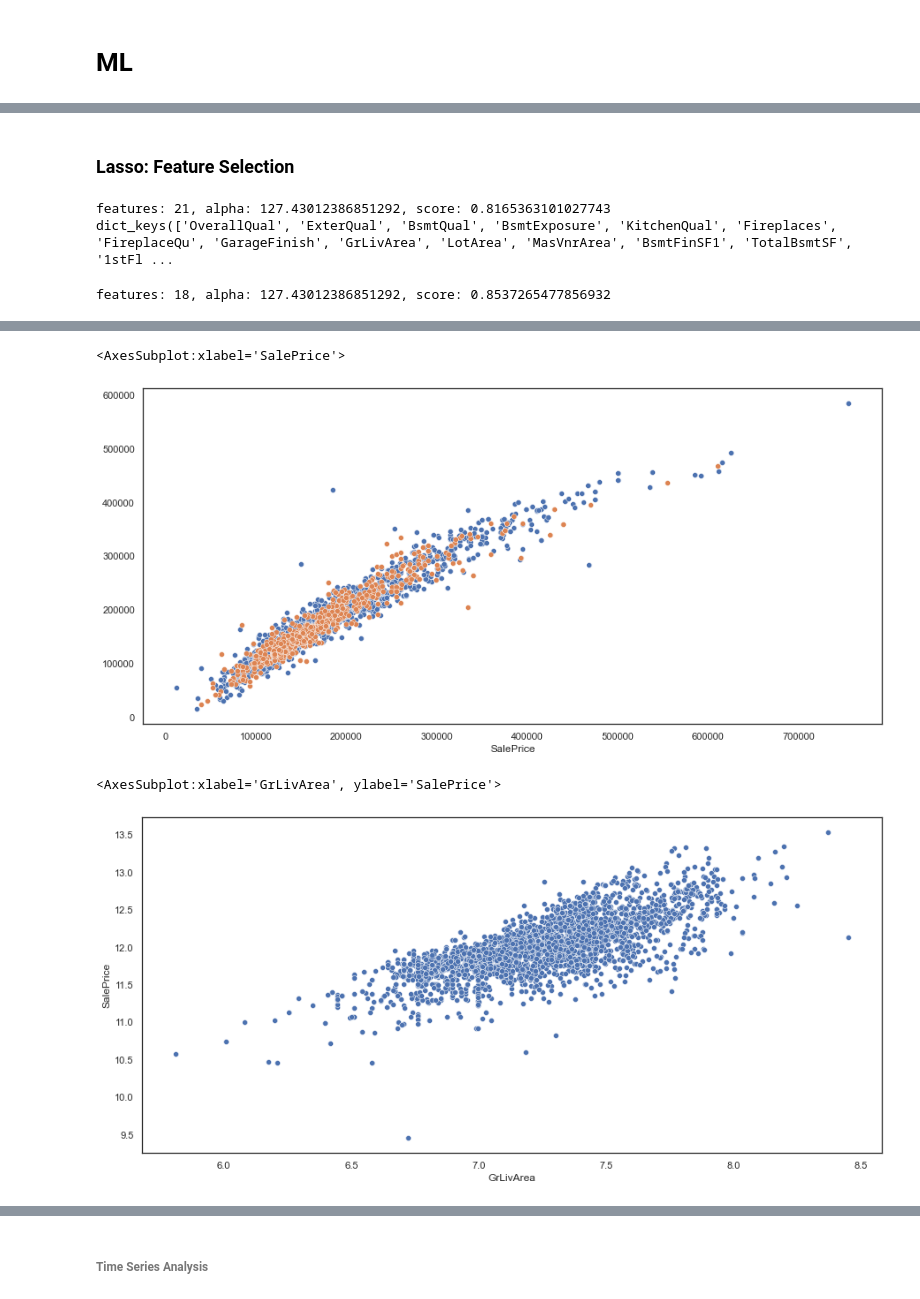
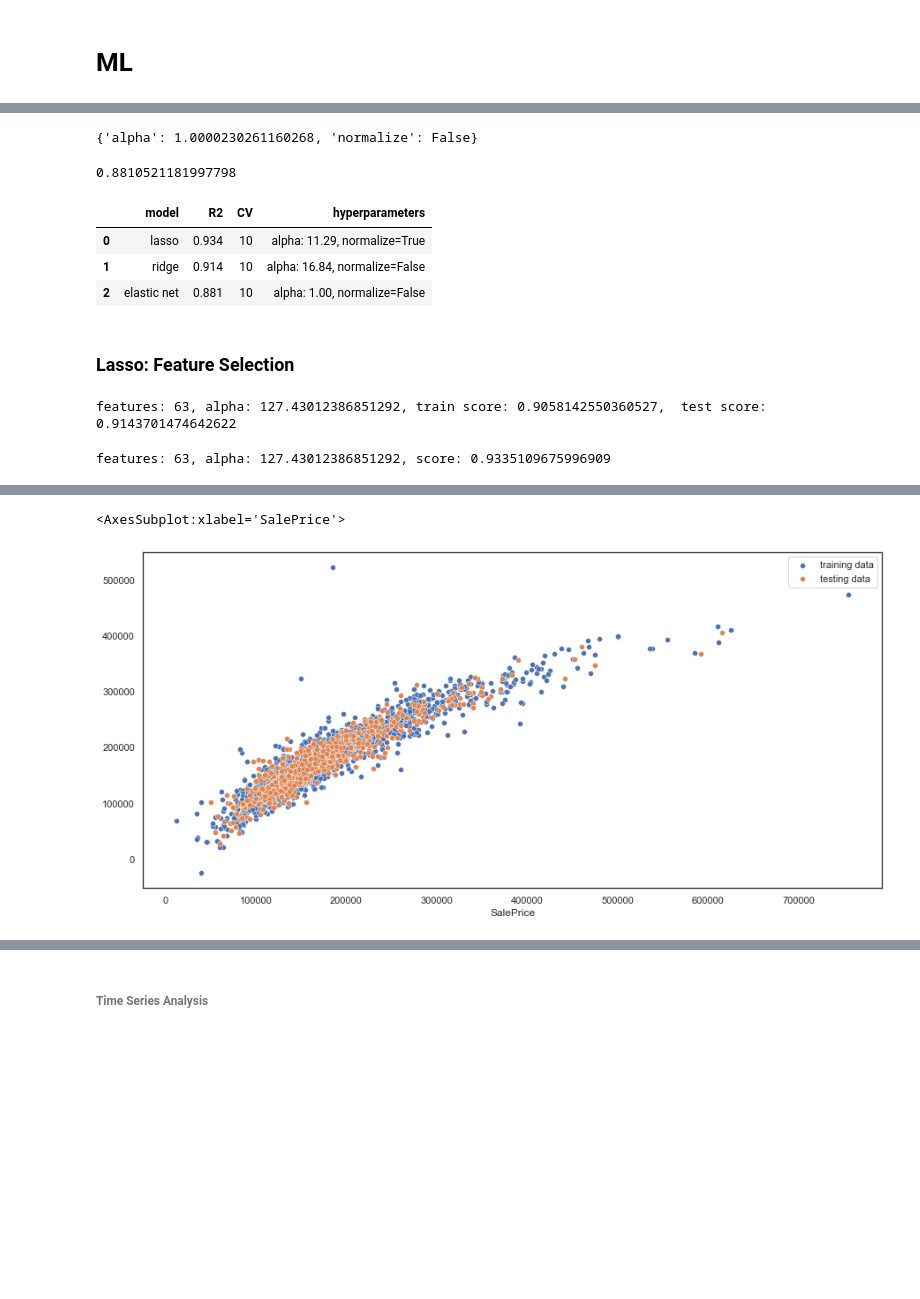
Before and after one commit to danielosetiawan/Ames_Housing_ML, a Jupyter notebook: Daniel - ML.ipynb, the cells around one changed output, grey strips where cells are left out. Saved outputs shown, nothing was run; the diff lists cells and outputs as text; code cells hidden in the pictures; blank space fills up the shorter version.

```diff
--- a/Daniel - ML.ipynb
+++ b/Daniel - ML.ipynb
@@ -28,0 +35,21 @@ target2 = pd.read_csv('./data/target_376col.csv')['SalePrice']
+# %%
+# first, lets check collinearity
+
+# we've identified in preprocessing the columns with multicollinearity:
+# Correlations:
+    # - GrLivArea & TotRmsAbvGr: 0.81
+    # - PoolArea & PoolQC: 0.77
+    # - GarageQual & GarageCond: 0.94
+    # - GarageCond & GarageCars: 0.92
+    # - GarageQual & GarageCars: 0.93
+    # - Fireplaces & FireplacesQual: 0.85
+    # - TotalBsmtSF & 1stFlrSF: 0.78
+    # - BsmtFinType2 & BsmtFinSF2: 0.80
+    # - BsmtFinType1 & BsmtFinSF1: 0.72
+    # - GaragesYrBlt & YearBuilt: 1.0
+
+#of these, we can only keep one of the columns
+
+features = []
+for feat in features.columns:
+    if feat in ['TotRmsAbvGrd', ]
@@ -29,12 +74,36 @@ target2 = pd.read_csv('./data/target_376col.csv')['SalePrice']
+# %%
+ans.best_params_
+# %% [output]
+{'alpha': 1.0000230261160268, 'normalize': False}
+# %%
+ans.best_score_
+# %% [output]
+0.8810521181997798
+# %%
+pd.DataFrame({'model': ['lasso', 'ridge', 'elastic net'],
+              'R2': [0.934, 0.914, 0.881],
+              'CV': [10, 10, 10],
+              'hyperparameters': ['alpha: 11.29, normalize=True',
+                                  'alpha: 16.84, normalize=False',
+                                  'alpha: 1.00, normalize=False']
+
+
+             })
+# %% [output]
+|  | model | R2 | CV | hyperparameters |
+| 0 | lasso | 0.934 | 10 | alpha: 11.29, normalize=True |
+| 1 | ridge | 0.914 | 10 | alpha: 16.84, normalize=False |
+| 2 | elastic net | 0.881 | 10 | alpha: 1.00, normalize=False |
 # %% [markdown]
 ### Lasso: Feature Selection
 # %%
-# grid search with lasso, 221 col
+# grid search with lasso, 219 col
 X_train, X_test, Y_train, Y_test = train_test_split(features, target)
 
-paramDict = {'alpha': np.logspace(1e-5, 20, 20)}
+paramDict = {'alpha': np.logspace(1e-5, 20, 20),
+             'normalize': [True, False]}
 grid = GridSearchCV(lasso, param_grid=paramDict, cv=10, return_train_score = True)
-ans = grid.fit(X_test, Y_test)
+ans = grid.fit(X_train, Y_train)
 
 lasso = ans.best_estimator_
 lasso.fit(X_train, Y_train)
@@ -51,20 +120,21 @@ sig_coefs = [feature[:feature.find('_')] if '_' in feature
              else feature for feature in coefs.keys()]
 
 print(f'features: {len(set(sig_coefs))}, alpha: {lasso.alpha},\
- score: {lasso.score(X_test, Y_test)}')
+ train score: {lasso.score(X_train, Y_train)}, \
+ test score: {lasso.score(X_test, Y_test)}')
 
-print(coefs.keys())
+# print(coefs.keys())
 # %% [output]
-features: 21, alpha: 127.43012386851292, score: 0.8165363101027743
-dict_keys(['OverallQual', 'ExterQual', 'BsmtQual', 'BsmtExposure', 'KitchenQual', 'Fireplaces', 'FireplaceQu', 'GarageFinish', 'GrLivArea', 'LotArea', 'MasVnrArea', 'BsmtFinSF1', 'TotalBsmtSF', '1stFl ...
+features: 63, alpha: 127.43012386851292, train score: 0.9058142550360527,  test score: 0.9143701474642622
 # %%
 # grid search with lasso, 377 col
 
 X_train, X_test, Y_train, Y_test = train_test_split(features2, target2)
 
-paramDict = {'alpha': np.logspace(1e-5, 20, 20)}
+paramDict = {'alpha': np.logspace(1e-5, 20, 20),
+             'normalize': [True, False]}
 grid = GridSearchCV(lasso, param_grid=paramDict, cv=10, return_train_score = True)
-ans = grid.fit(X_test, Y_test)
+ans = grid.fit(X_train, Y_train)
 
 lasso = ans.best_estimator_
 lasso.fit(X_train, Y_train)
@@ -82,7 +152,7 @@ sig_coefs = [feature[:feature.find('_')] if '_' in feature
 print(f'features: {len(set(sig_coefs))}, alpha: {lasso.alpha},\
  score: {lasso.score(X_test, Y_test)}')
 # %% [output]
-features: 18, alpha: 127.43012386851292, score: 0.8537265477856932
+features: 63, alpha: 127.43012386851292, score: 0.9335109675996909
 # %%
 coefs
 # %% [output]
@@ -109,11 +177,6 @@ from sklearn.preprocessing import StandardScaler
 # %%
-sns.scatterplot(Y_train, lasso.predict(X_train))
-sns.scatterplot(Y_test, lasso.predict(X_test))
+sns.scatterplot(Y_train, lasso.predict(X_train), label='training data')
+sns.scatterplot(Y_test, lasso.predict(X_test), label='testing data')
 # %% [output]
 <AxesSubplot:xlabel='SalePrice'>
-[figure, old version]
+[figure, new version]
-# %%
-sns.scatterplot(np.log(features['GrLivArea']), np.log(target))
-# %% [output]
-<AxesSubplot:xlabel='GrLivArea', ylabel='SalePrice'>
-[figure, removed]
```
Also changed, not shown: parts of 10 cells of this notebook, 3 other files.
